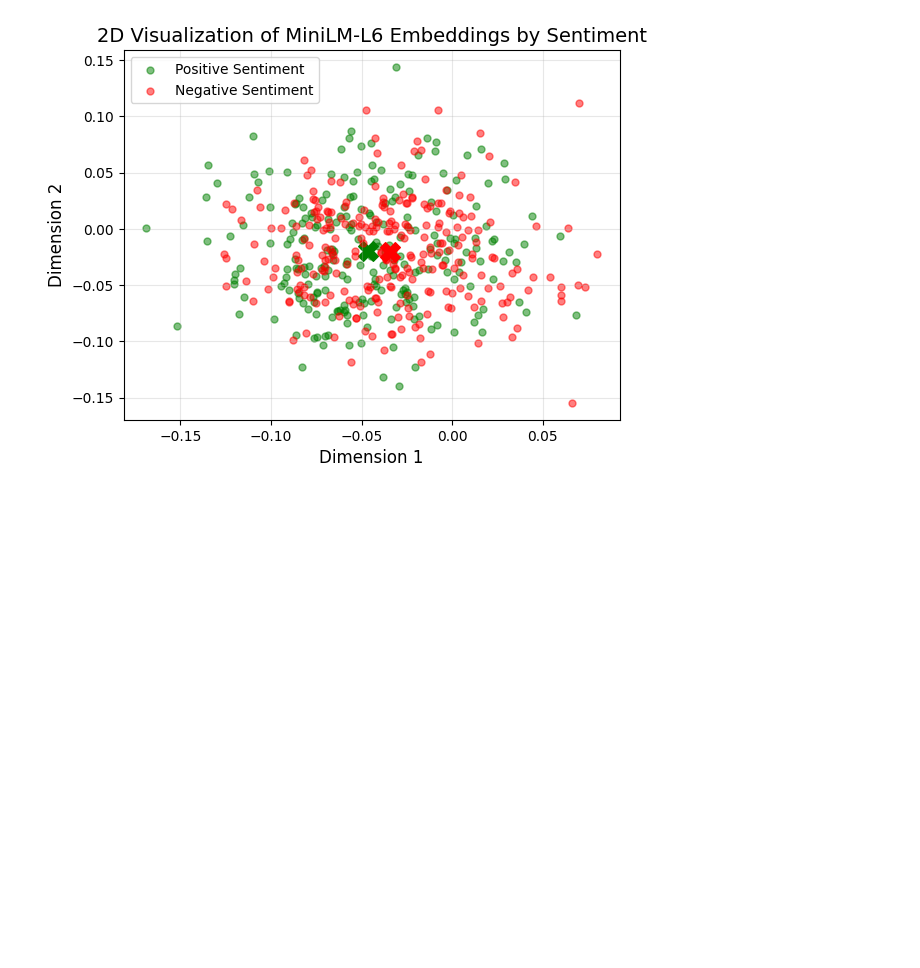
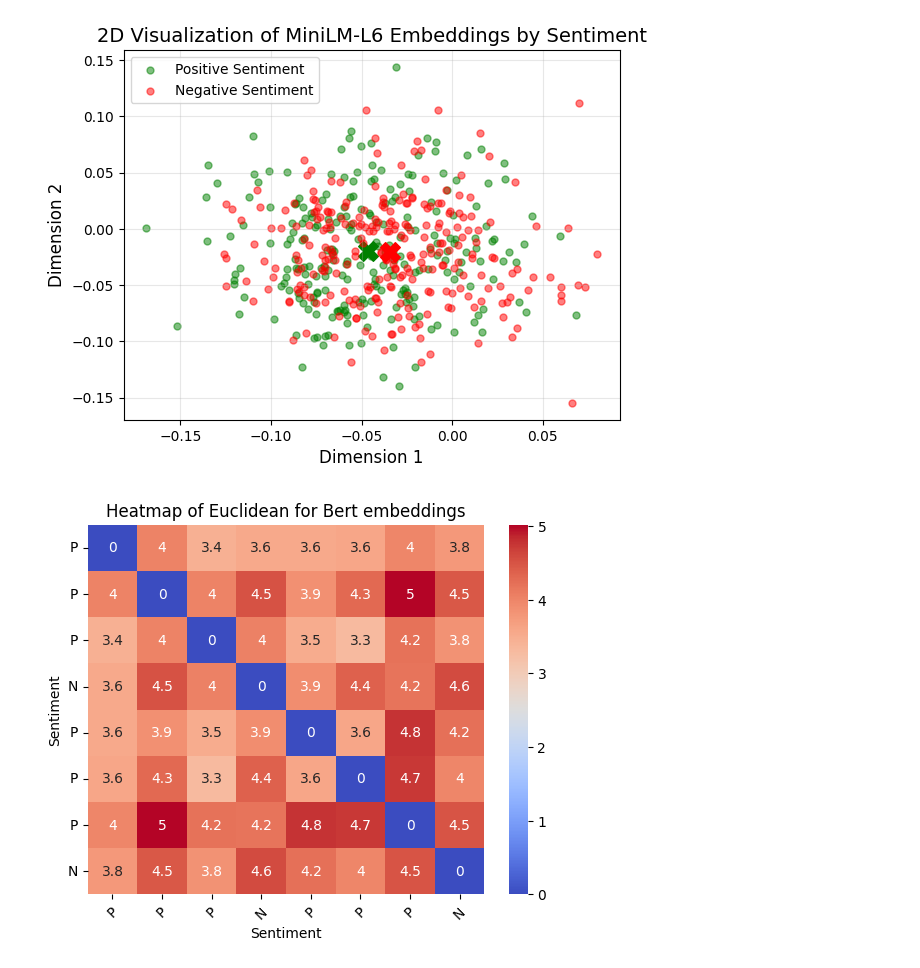
Before and after one commit to alexanderhxs/Deep-Learning-Project-3, a Jupyter notebook: notebooks/LLMs.ipynb, the cells around one changed output. Drawn from its saved outputs; the diff is of its cells as text; code cells hidden in the pictures; blank space fills up the shorter version.

```diff
--- a/notebooks/LLMs.ipynb
+++ b/notebooks/LLMs.ipynb
@@ -180,3 +181,41 @@ scatter_plot(bert_embeddings_2d, name='Bert')
 scatter_plot(st_embeddings, name='MiniLM-L6')
 # %% [output]
 [figure]
+# %%
+from sklearn.metrics.pairwise import cosine_similarity
+
+#euclidean distance
+euclidean_bert = np.linalg.norm(
+    bert_embeddings[:8, None, :] - bert_embeddings[None, :8, :], axis=2
+)
+euclidean_st = np.linalg.norm(
+    st_embeddings[:8, None, :] - st_embeddings[None, :8, :], axis=2
+)
+
+#cosine similarities
+norms = np.linalg.norm(bert_embeddings[:8], axis=1, keepdims=True)
+normalized_embeddings = bert_embeddings[:8] / norms
+
+cosine_similarity_bert = np.dot(normalized_embeddings, normalized_embeddings.T)
+
+norms = np.linalg.norm(st_embeddings[:8], axis=1, keepdims=True)
+normalized_embeddings = st_embeddings[:8] / norms
+
+cosine_similarity_st = np.dot(normalized_embeddings, normalized_embeddings.T)
+# %%
+sentiment_labels = dataset.iloc[:8, 1].replace({0:'N', 1:'P'})
+
+def metric_heatmap(matrix, modelname, metricname):
+    # Create heatmap
+    sns.heatmap(matrix, annot=True, cmap="coolwarm", xticklabels=sentiment_labels, yticklabels=sentiment_labels)
+
+    plt.title(f"Heatmap of {metricname} for {modelname} embeddings")
+    plt.xlabel("Sentiment")
+    plt.ylabel("Sentiment")
+    plt.xticks(rotation=45)
+    plt.yticks(rotation=0)
+    plt.show()
+# %%
+metric_heatmap(euclidean_bert, modelname='Bert', metricname='Euclidean')
+# %% [output]
+[figure, added]
```
Also changed, not shown: parts of 8 cells of this notebook.
